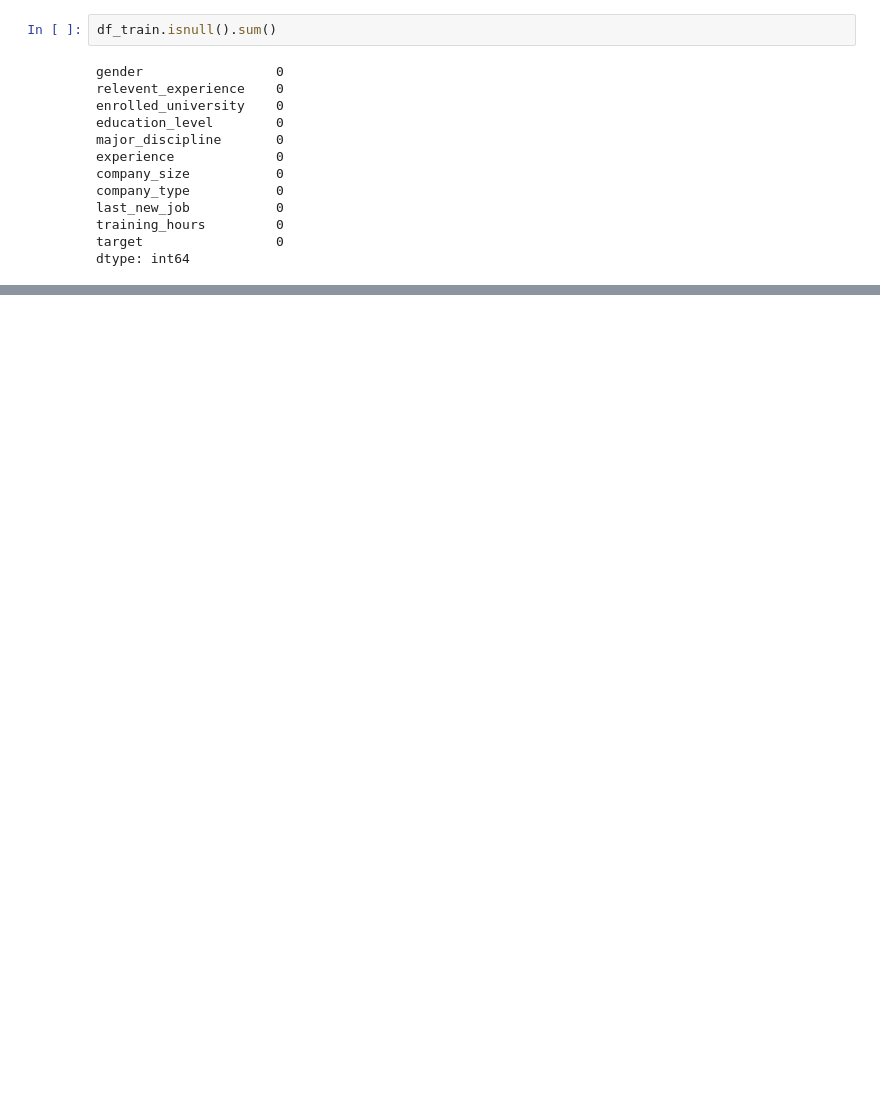
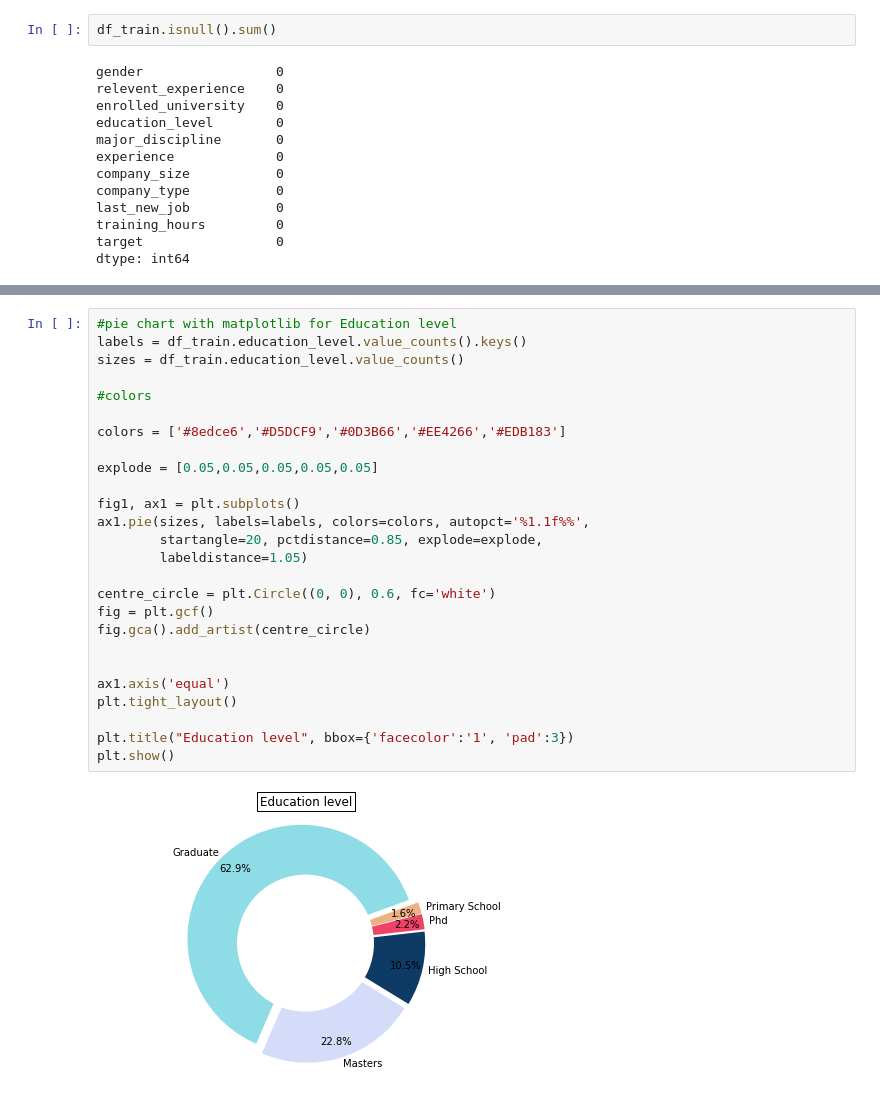
Before and after one commit to Manujl22/HR_Kaggle_project, a Jupyter notebook: HR dataset.ipynb, the cells around one changed output, grey strips where cells are left out. Drawn from its saved outputs; the diff is of its cells as text; blank space fills up the shorter version.

```diff
--- a/HR dataset.ipynb
+++ b/HR dataset.ipynb
@@ -272,0 +339,28 @@ plt.show()
+# %%
+#pie chart with matplotlib for Education level
+labels = df_train.education_level.value_counts().keys()
+sizes = df_train.education_level.value_counts()
+
+#colors
+
+colors = ['#8edce6','#D5DCF9','#0D3B66','#EE4266','#EDB183']
+
+explode = [0.05,0.05,0.05,0.05,0.05]
+
+fig1, ax1 = plt.subplots()
+ax1.pie(sizes, labels=labels, colors=colors, autopct='%1.1f%%',
+        startangle=20, pctdistance=0.85, explode=explode,
+        labeldistance=1.05)
+
+centre_circle = plt.Circle((0, 0), 0.6, fc='white')
+fig = plt.gcf()
+fig.gca().add_artist(centre_circle)
+
+
+ax1.axis('equal')
+plt.tight_layout()
+
+plt.title("Education level", bbox={'facecolor':'1', 'pad':3})
+plt.show()
+# %% [output]
+[figure, added]
```
Also changed, not shown: parts of 37 cells of this notebook, 4 other files.
